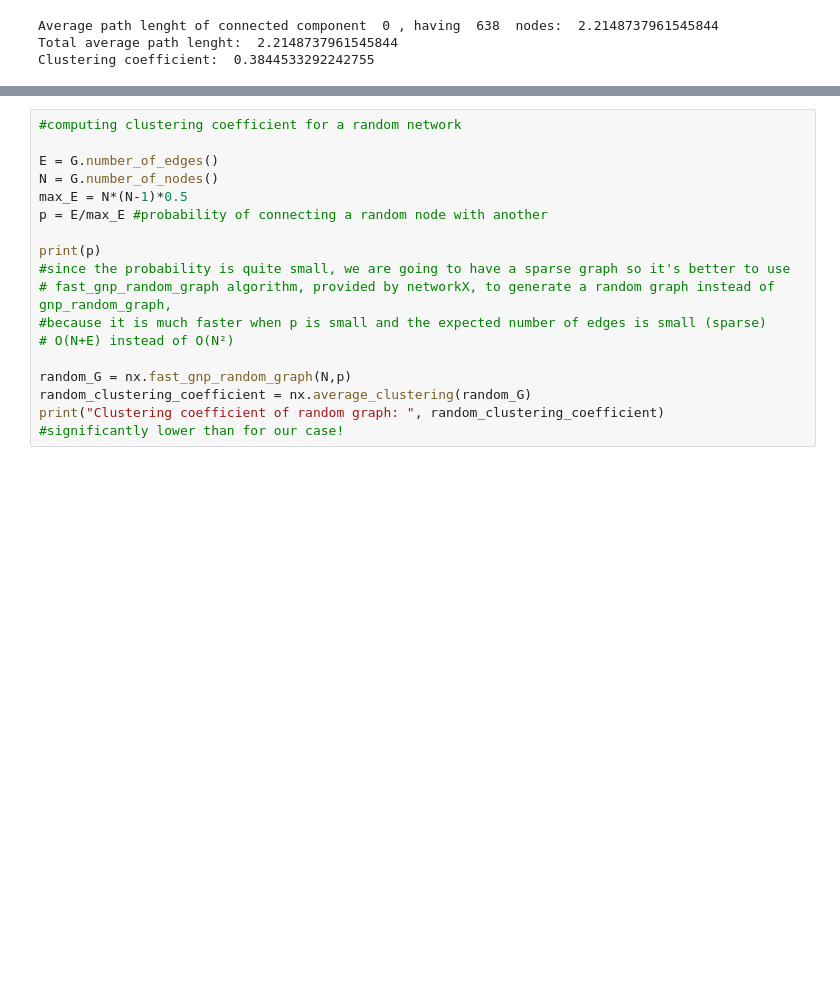
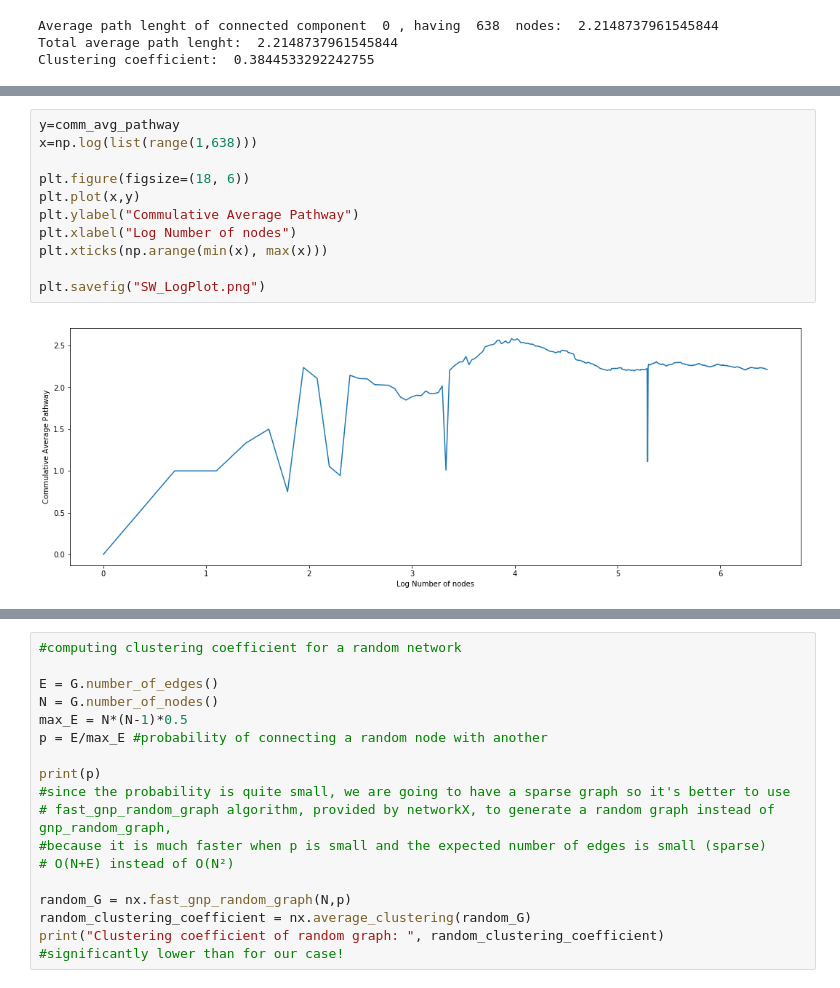
Before and after one commit to andreiarog/RC_project2, a Jupyter notebook: proj_initial_analysis.ipynb, the cells around one changed output, grey strips where cells are left out. Drawn from its saved outputs; the diff is of its cells as text; blank space fills up the shorter version.

```diff
--- a/proj_initial_analysis.ipynb
+++ b/proj_initial_analysis.ipynb
@@ -98,0 +138,13 @@ Clustering coefficient:  0.3844533292242755
+# %%
+y=comm_avg_pathway
+x=np.log(list(range(1,638)))
+
+plt.figure(figsize=(18, 6))
+plt.plot(x,y)
+plt.ylabel("Commulative Average Pathway")
+plt.xlabel("Log Number of nodes")
+plt.xticks(np.arange(min(x), max(x)))
+
+plt.savefig("SW_LogPlot.png")
+# %% [output]
+[figure, added]
```
Also changed, not shown: parts of 6 cells of this notebook, 3 other files.
